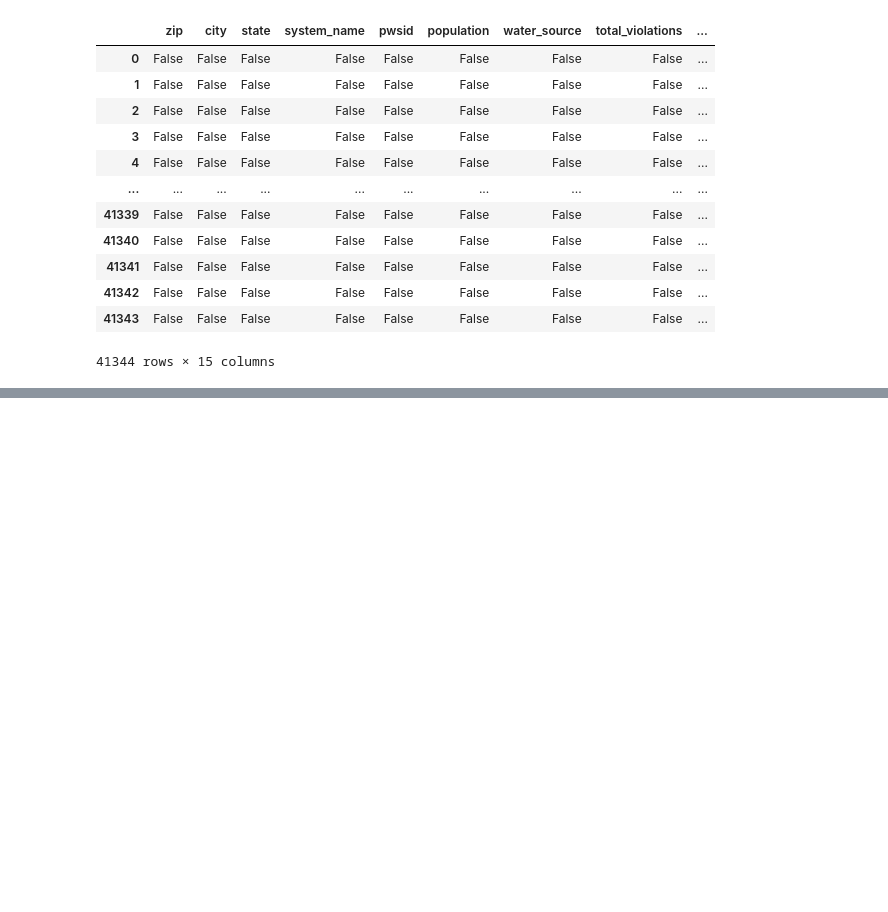
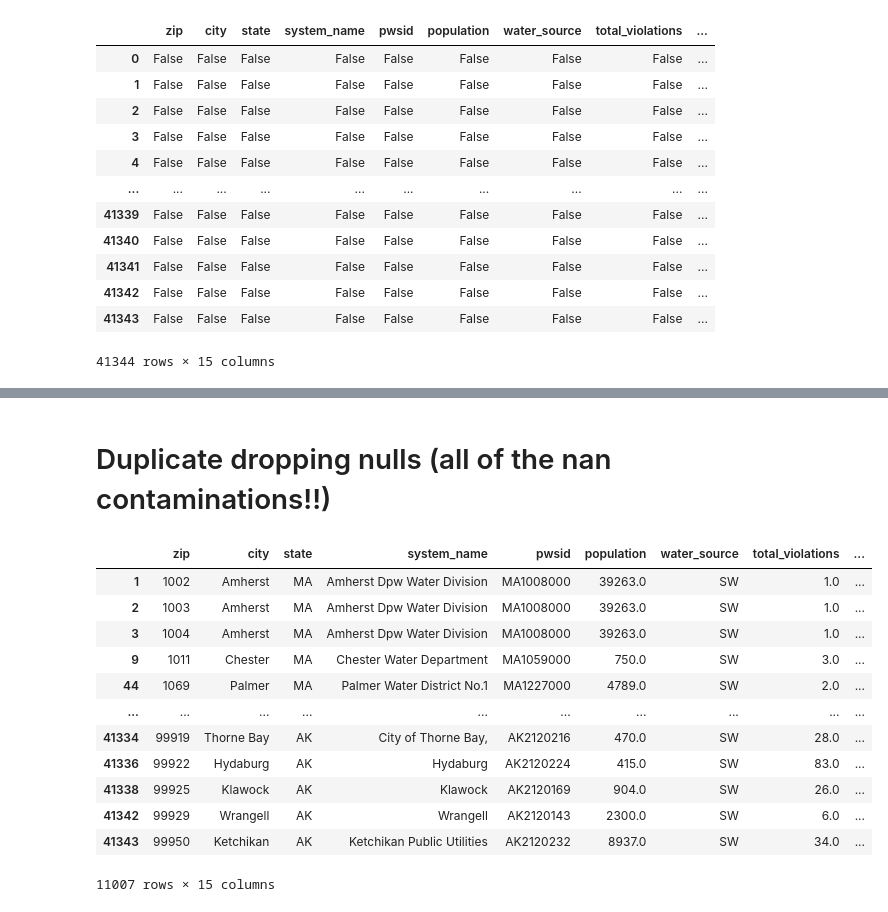
Before and after one commit to donicas/ftiproj, a Jupyter notebook: FTIproj.ipynb, the cells around one changed output, grey strips where cells are left out. Saved outputs shown, nothing was run; the diff lists cells and outputs as text; code cells hidden in the pictures; blank space fills up the shorter version.

```diff
--- a/FTIproj.ipynb
+++ b/FTIproj.ipynb
@@ -80,3 +80,5 @@ df.isna()
 | 41342 | False | False | False | False | False | False | False | False | ... |
 | 41343 | False | False | False | False | False | False | False | False | ... |
 41344 rows × 15 columns
+# %%
+df_copy = df.copy()
@@ -82,0 +133,19 @@ df.isna()
+# %% [markdown]
+# Duplicate dropping nulls (all of the nan contaminations!!)
+# %%
+df_copy.dropna()
+# so i had an idea and thought "in case this dropped something that wasnt the health contaminat names, i will be redoing this operation to check (in another method)"
+# %% [output]
+|  | zip | city | state | system_name | pwsid | population | water_source | total_violations | ... |
+| 1 | 1002 | Amherst | MA | Amherst Dpw Water Division | MA1008000 | 39263.0 | SW | 1.0 | ... |
+| 2 | 1003 | Amherst | MA | Amherst Dpw Water Division | MA1008000 | 39263.0 | SW | 1.0 | ... |
+| 3 | 1004 | Amherst | MA | Amherst Dpw Water Division | MA1008000 | 39263.0 | SW | 1.0 | ... |
+| 9 | 1011 | Chester | MA | Chester Water Department | MA1059000 | 750.0 | SW | 3.0 | ... |
+| 44 | 1069 | Palmer | MA | Palmer Water District No.1 | MA1227000 | 4789.0 | SW | 2.0 | ... |
+| ... | ... | ... | ... | ... | ... | ... | ... | ... | ... |
+| 41334 | 99919 | Thorne Bay | AK | City of Thorne Bay, | AK2120216 | 470.0 | SW | 28.0 | ... |
+| 41336 | 99922 | Hydaburg | AK | Hydaburg | AK2120224 | 415.0 | SW | 83.0 | ... |
+| 41338 | 99925 | Klawock | AK | Klawock | AK2120169 | 904.0 | SW | 26.0 | ... |
+| 41342 | 99929 | Wrangell | AK | Wrangell | AK2120143 | 2300.0 | SW | 6.0 | ... |
+| 41343 | 99950 | Ketchikan | AK | Ketchikan Public Utilities | AK2120232 | 8937.0 | SW | 34.0 | ... |
+11007 rows × 15 columns
```
Also changed, not shown: parts of 5 cells of this notebook.
